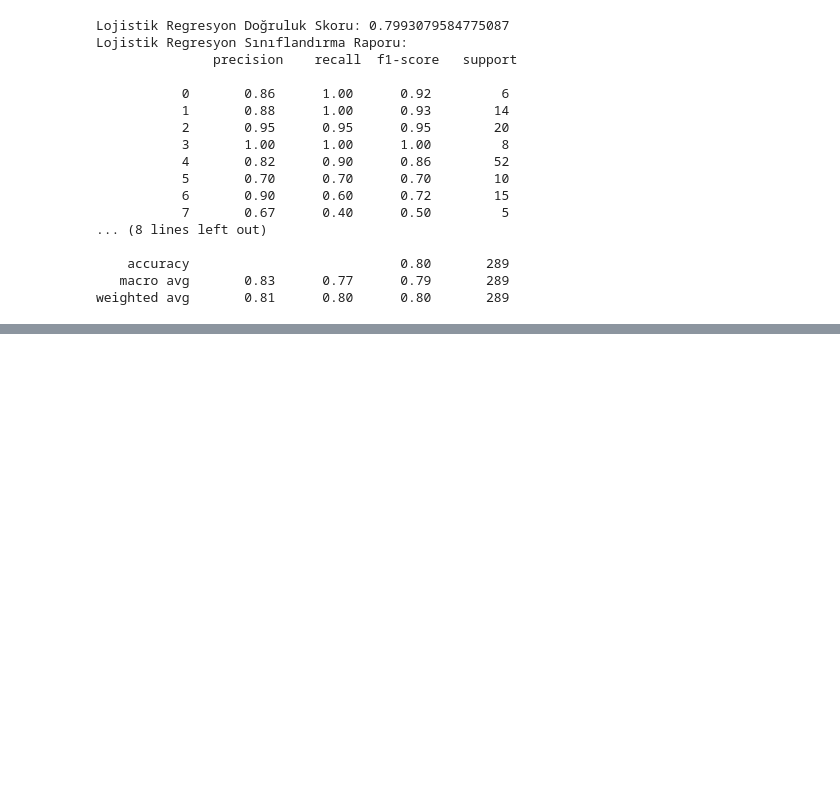
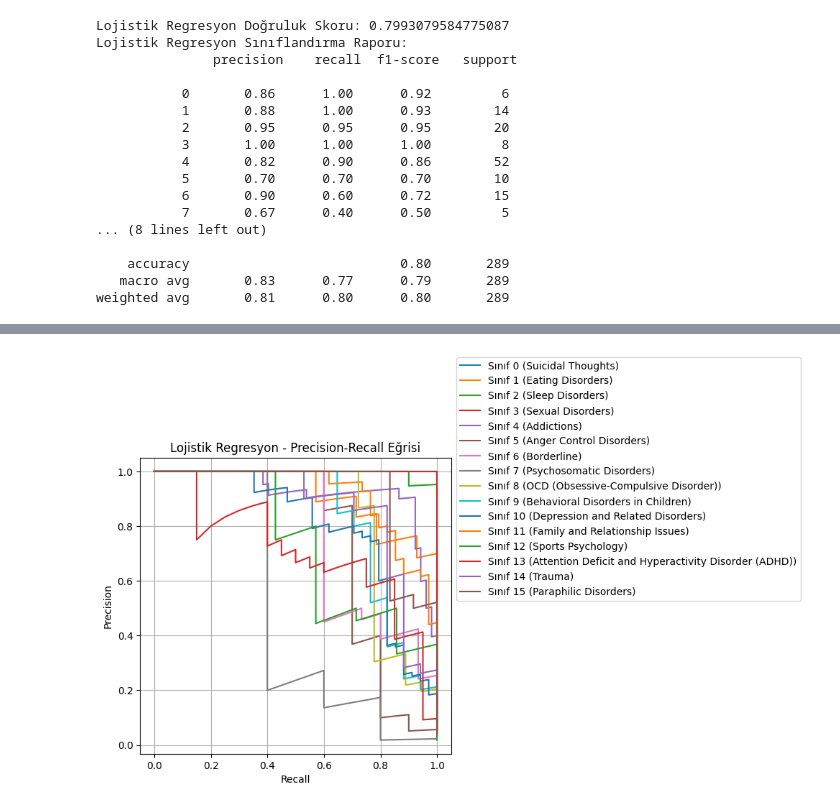
Before and after one commit to mehmetmericyaman/NLP-project, a Jupyter notebook: NLP_PROJE.ipynb, the cells around one changed output, grey strips where cells are left out. Cells and saved outputs as stored; diff of their text form; code cells hidden in the pictures; blank space fills up the shorter version.

```diff
--- a/NLP_PROJE.ipynb
+++ b/NLP_PROJE.ipynb
@@ -162,3 +182,26 @@ label_dict = {
     14: "Trauma",
     15: "Paraphilic Disorders"
 }
+# %%
+import matplotlib.pyplot as plt
+from sklearn.metrics import precision_recall_curve
+
+# Lojistik Regresyon için tahminler ve gerçek etiketler
+y_prob_logistic = logistic_model.predict_proba(X_test)  # Tahmin olasılıkları
+
+# Precision-Recall eğrisini çizmek
+plt.figure(figsize=(10, 6))
+
+for i in range(len(np.unique(y))):  # Her sınıf için precision-recall eğrisini çiziyoruz
+    precision, recall, _ = precision_recall_curve(y_test == i, y_prob_logistic[:, i])
+    plt.plot(recall, precision, label=f'Sınıf {i} ({label_dict.get(i, "Bilinmeyen")})')
+
+plt.xlabel('Recall')
+plt.ylabel('Precision')
+plt.title('Lojistik Regresyon - Precision-Recall Eğrisi')
+plt.legend(loc='lower left', bbox_to_anchor=(1, 0.5))
+plt.grid(True)
+plt.tight_layout()
+plt.show()
+# %% [output]
+[figure, added]
```
Also changed, not shown: parts of 10 cells of this notebook.
